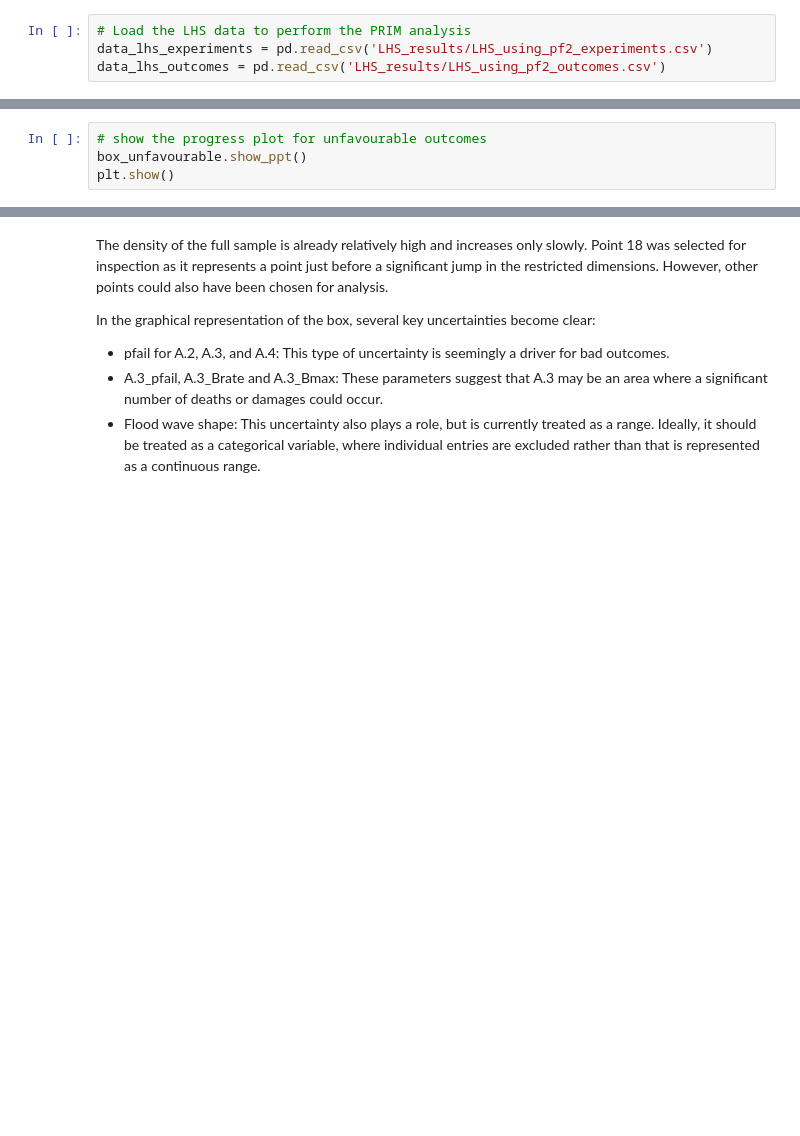
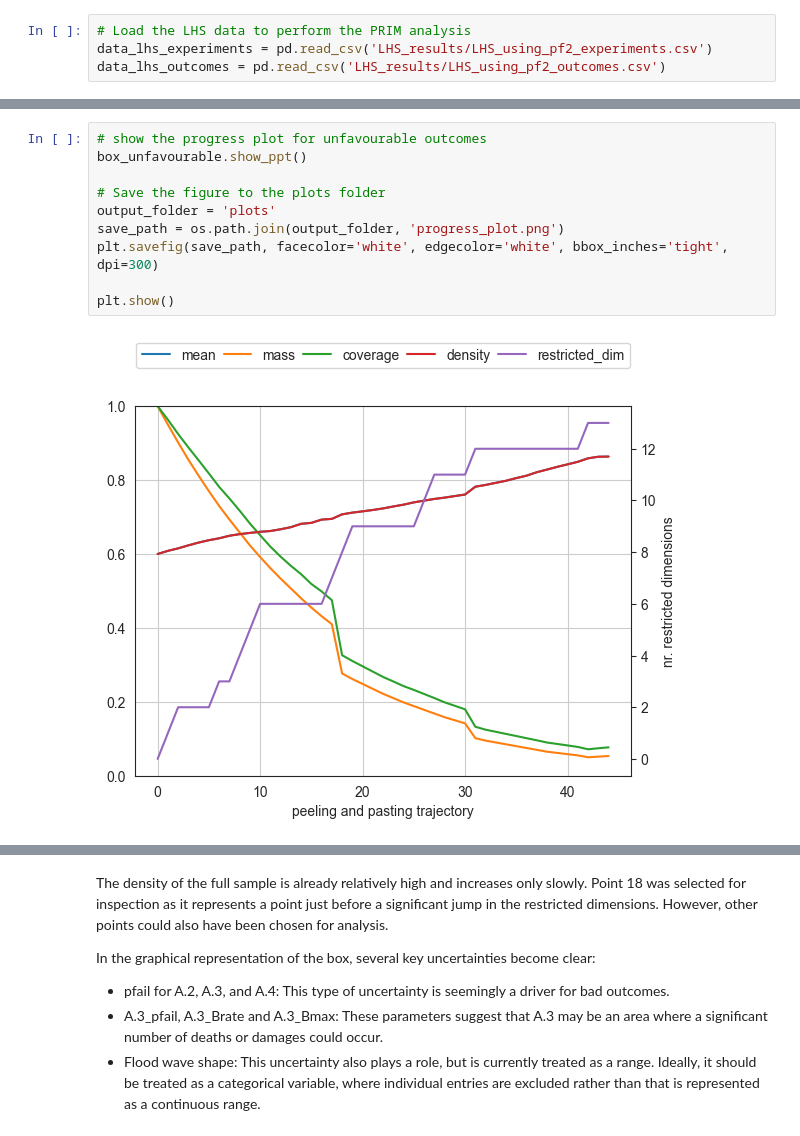
Before and after one commit to pkastelein/EPA141A, a Jupyter notebook: final assignment - kopie/Main_data_visualization_document.ipynb, the cells around one changed output, grey strips where cells are left out. Saved outputs shown, nothing was run; the diff lists cells and outputs as text; blank space fills up the shorter version.

```diff
--- a/final assignment - kopie/Main_data_visualization_document.ipynb
+++ b/final assignment - kopie/Main_data_visualization_document.ipynb
@@ -157,7 +191,15 @@ plt.show()
 # %%
 # show the progress plot for unfavourable outcomes
 box_unfavourable.show_ppt()
+
+# Save the figure to the plots folder
+output_folder = 'plots'
+save_path = os.path.join(output_folder, 'progress_plot.png')
+plt.savefig(save_path, facecolor='white', edgecolor='white', bbox_inches='tight', dpi=300)
+
 plt.show()
+# %% [output]
+[figure, added]
 # %%
 point = 18 # Selecting the point to inspect based on the trade-off plot
 box_unfavourable.inspect(point, style='graph') # Inspect the selected box using a graphical representation
```
Also changed, not shown: parts of 34 cells of this notebook, 57 other files.
